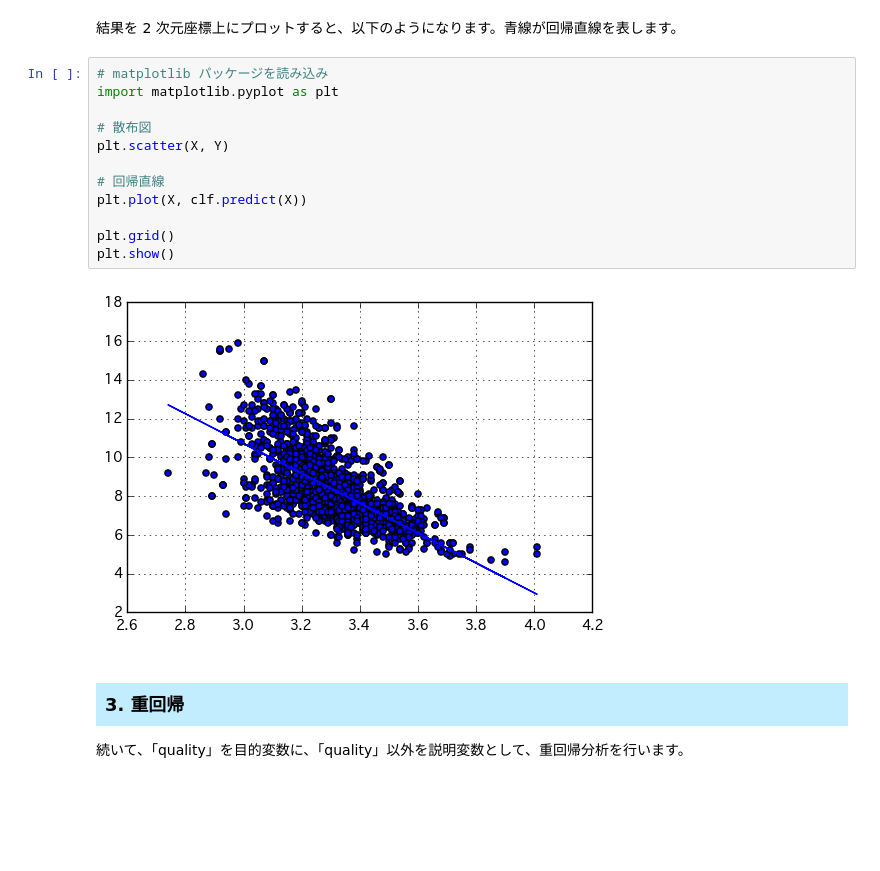
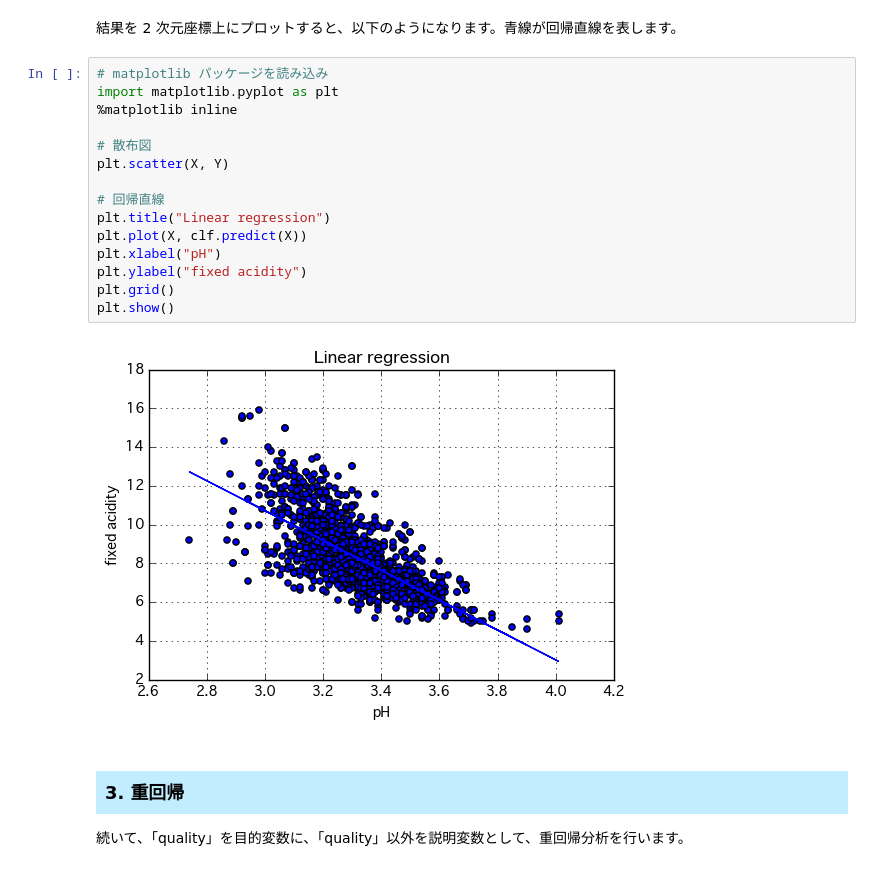
Before and after one commit to chemo-wakate/tutorial-6th, a Jupyter notebook: beginner/LinearAndMultipleRegressions.ipynb, the cells around one changed output. Cells and saved outputs as stored; diff of their text form; blank space fills up the shorter version.

```diff
--- a/beginner/LinearAndMultipleRegressions.ipynb
+++ b/beginner/LinearAndMultipleRegressions.ipynb
@@ -100,17 +114,20 @@ clf.score(X, Y)
 # %%
 # matplotlib パッケージを読み込み
 import matplotlib.pyplot as plt
+%matplotlib inline
 
 # 散布図
 plt.scatter(X, Y)
 
 # 回帰直線
+plt.title("Linear regression")
 plt.plot(X, clf.predict(X))
-
+plt.xlabel("pH")
+plt.ylabel("fixed acidity")
 plt.grid()
 plt.show()
 # %% [output]
-[figure, old version]
+[figure, new version]
 # %% [markdown]
 <h3 STYLE="background: #c2edff;padding: 0.5em;"><a name="3">3. 重回帰</a></h3>
 
```
Also changed, not shown: parts of 7 cells of this notebook, 1 other file.
